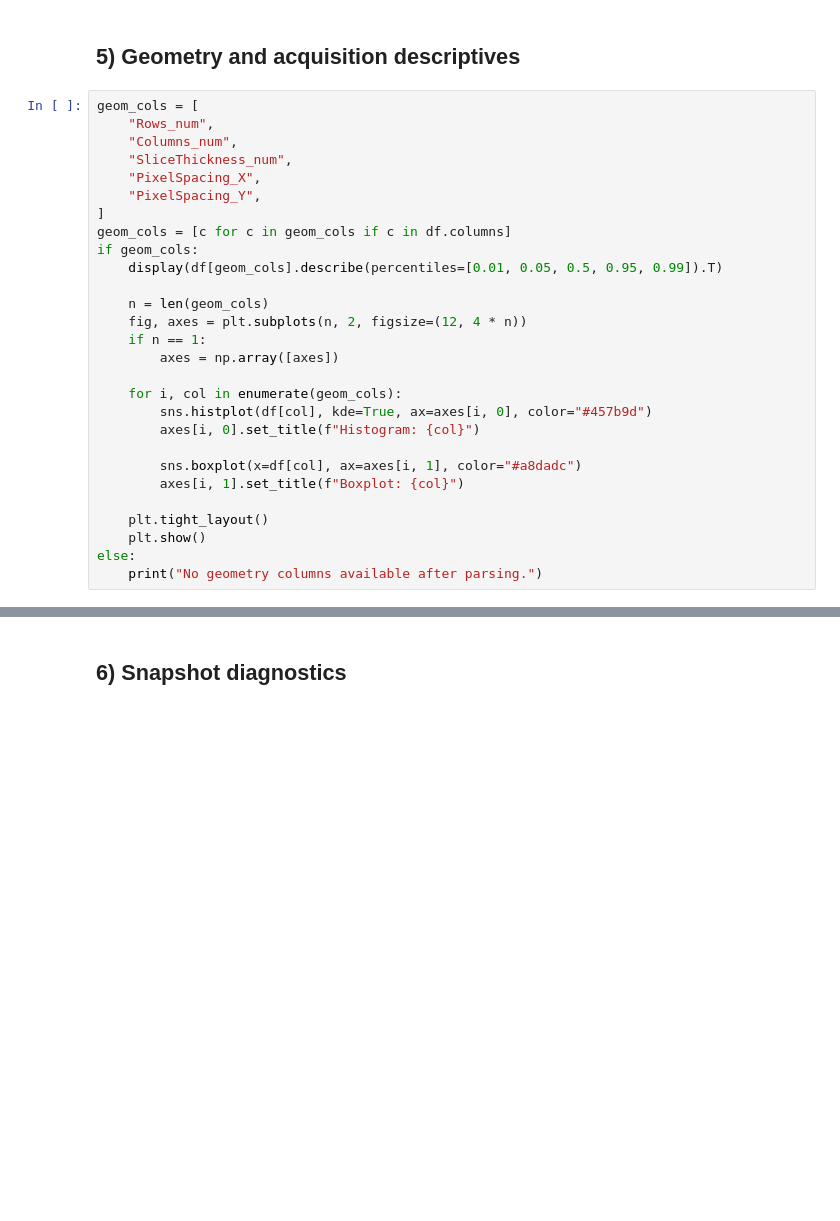
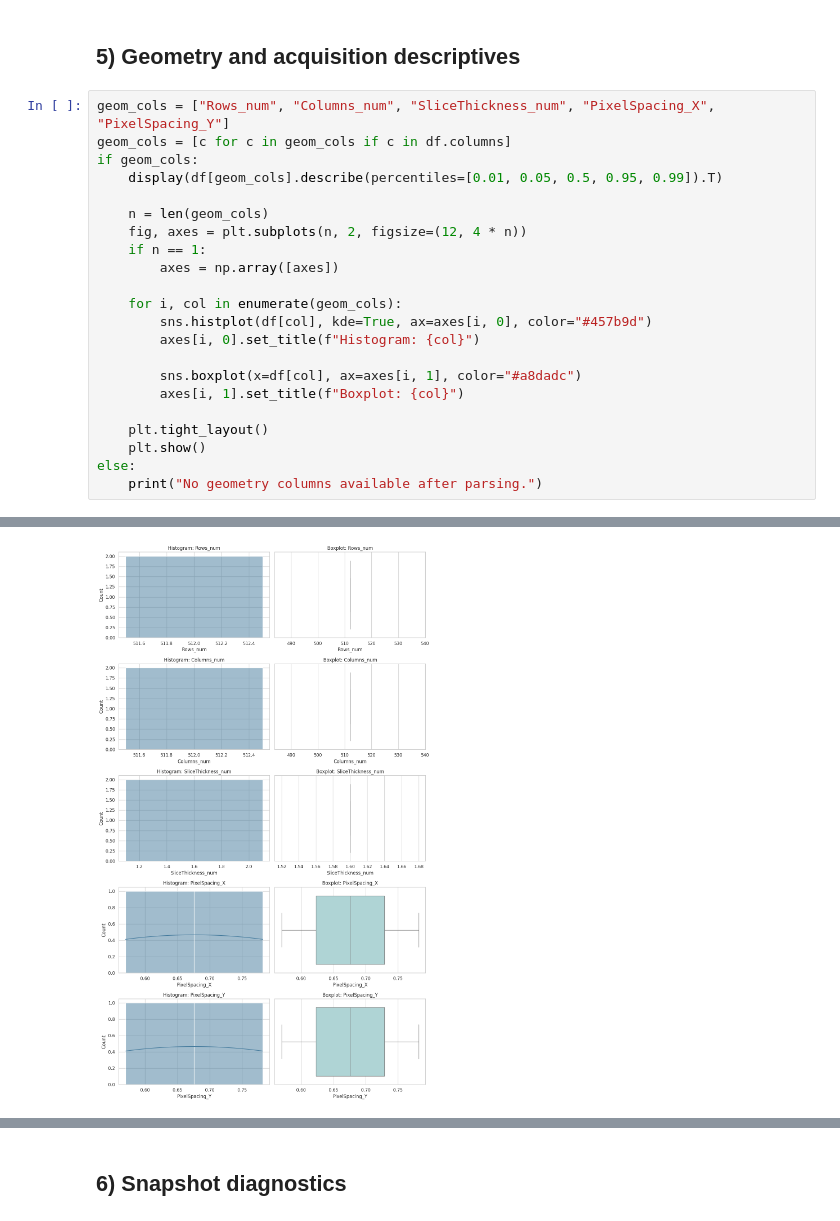
Before and after one commit to dmandache/IMPERANDI, a Jupyter notebook: dashboards/dicom_tags_snapshot_analysis.ipynb, the cells around one changed output, grey strips where cells are left out. Drawn from its saved outputs; the diff is of its cells as text; blank space fills up the shorter version.

```diff
--- a/dashboards/dicom_tags_snapshot_analysis.ipynb
+++ b/dashboards/dicom_tags_snapshot_analysis.ipynb
@@ -233,13 +297,7 @@ for col in key_cols:
 # %% [markdown]
 ## 5) Geometry and acquisition descriptives
 # %%
-geom_cols = [
-    "Rows_num",
-    "Columns_num",
-    "SliceThickness_num",
-    "PixelSpacing_X",
-    "PixelSpacing_Y",
-]
+geom_cols = ["Rows_num", "Columns_num", "SliceThickness_num", "PixelSpacing_X", "PixelSpacing_Y"]
 geom_cols = [c for c in geom_cols if c in df.columns]
 if geom_cols:
     display(df[geom_cols].describe(percentiles=[0.01, 0.05, 0.5, 0.95, 0.99]).T)
@@ -260,3 +318,4 @@ if geom_cols:
     plt.show()
 else:
     print("No geometry columns available after parsing.")
+# %% [output]
@@ -263 +328,2 @@ else:
+[figure, added]
 # %%
```
Also changed, not shown: parts of 13 cells of this notebook, 1 other file.
